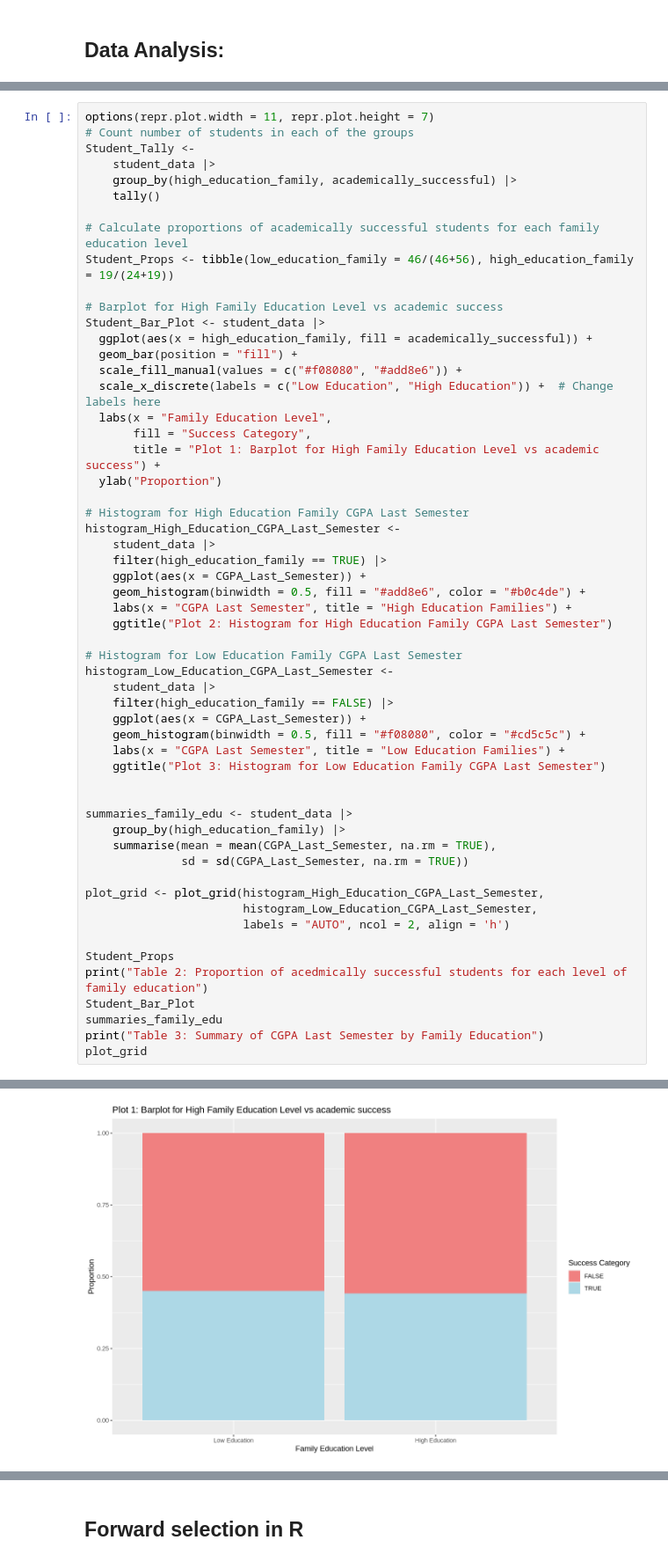
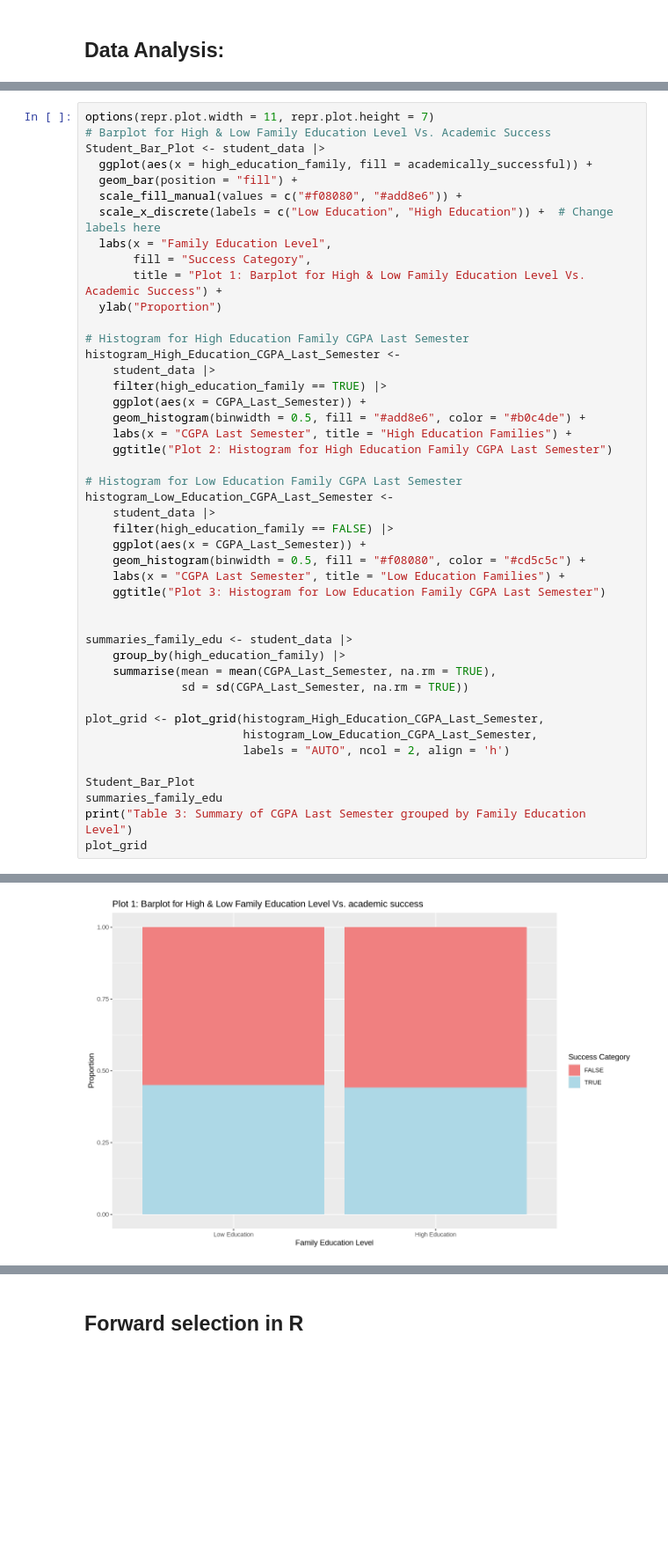
Before and after one commit to DanielHuangjiakang/Academic_Success_and_Parental_Education_Analysis-STAT201Group29, a Jupyter notebook: STAT201_Group29_Final_Report.ipynb, the cells around one changed output, grey strips where cells are left out. Shown at 88% size. Saved outputs shown, nothing was run; the diff lists cells and outputs as text; blank space fills up the shorter version.

```diff
--- a/STAT201_Group29_Final_Report.ipynb
+++ b/STAT201_Group29_Final_Report.ipynb
@@ -49,15 +97,6 @@ A data.frame: 5 × 5
 # %%
 options(repr.plot.width = 11, repr.plot.height = 7)
-# Count number of students in each of the groups
-Student_Tally <-
-    student_data |>
-    group_by(high_education_family, academically_successful) |>
-    tally()
-
-# Calculate proportions of academically successful students for each family education level
-Student_Props <- tibble(low_education_family = 46/(46+56), high_education_family = 19/(24+19))
-
-# Barplot for High Family Education Level vs academic success
+# Barplot for High & Low Family Education Level Vs. Academic Success
 Student_Bar_Plot <- student_data |>
   ggplot(aes(x = high_education_family, fill = academically_successful)) +
   geom_bar(position = "fill") +
@@ -65,7 +104,7 @@ Student_Bar_Plot <- student_data |>
   scale_x_discrete(labels = c("Low Education", "High Education")) +  # Change labels here
   labs(x = "Family Education Level",
        fill = "Success Category",
-       title = "Plot 1: Barplot for High Family Education Level vs academic success") +
+       title = "Plot 1: Barplot for High & Low Family Education Level Vs. Academic Success") +
   ylab("Proportion")
 
 # Histogram for High Education Family CGPA Last Semester
@@ -96,10 +135,8 @@ plot_grid <- plot_grid(histogram_High_Education_CGPA_Last_Semester,
                        histogram_Low_Education_CGPA_Last_Semester,
                        labels = "AUTO", ncol = 2, align = 'h')
 
-Student_Props
-print("Table 2: Proportion of acedmically successful students for each level of family education")
 Student_Bar_Plot
 summaries_family_edu
-print("Table 3: Summary of CGPA Last Semester by Family Education")
+print("Table 3: Summary of CGPA Last Semester grouped by Family Education Level")
 plot_grid
 # %% [output]
@@ -117,2 +149,2 @@ A tibble: 2 × 3
-[figure, old version]
+[figure, new version]
 [figure]
```
Also changed, not shown: parts of 15 cells of this notebook.
